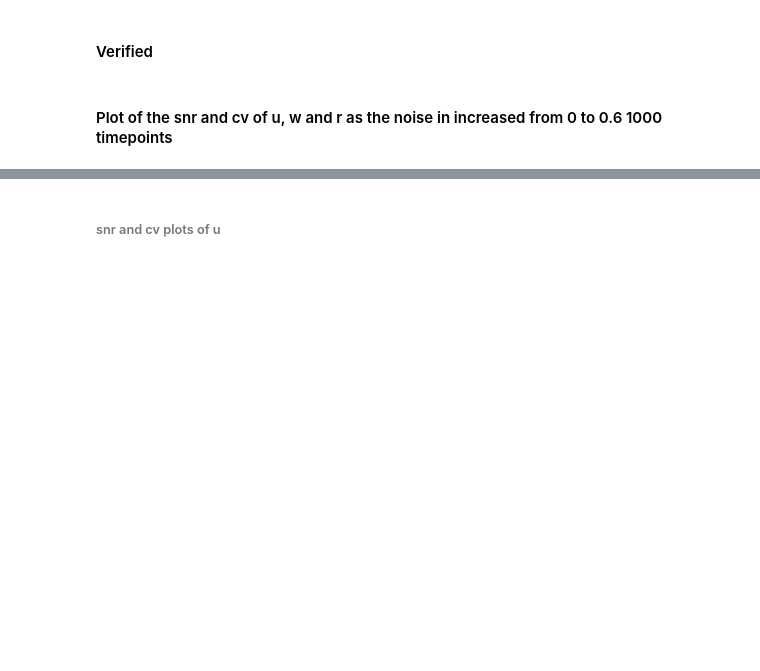
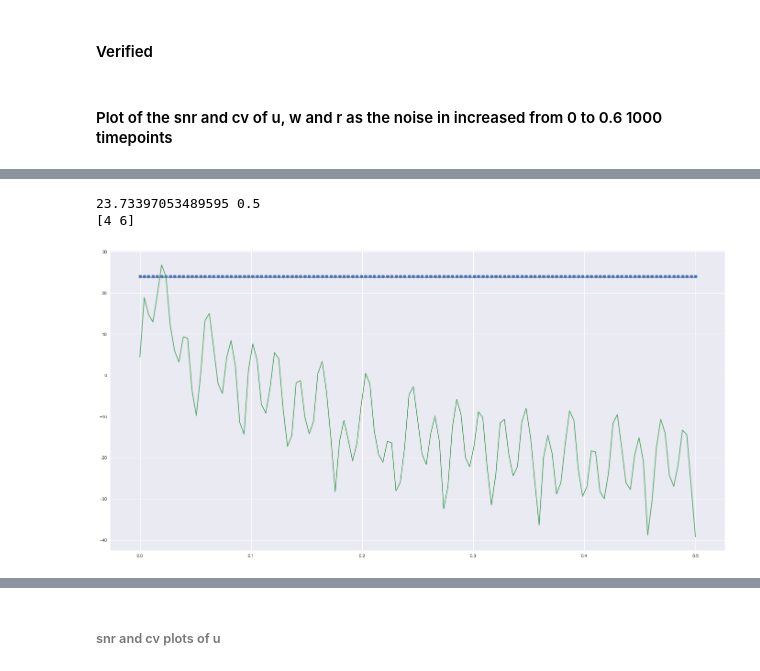
Before and after one commit to anorak94/zebrafish_embryogenesis_segmentation, a Jupyter notebook: zebra_fish_analysis.ipynb, the cells around one changed output, grey strips where cells are left out. Drawn from its saved outputs; the diff is of its cells as text; code cells hidden in the pictures; blank space fills up the shorter version.

```diff
--- a/zebra_fish_analysis.ipynb
+++ b/zebra_fish_analysis.ipynb
@@ -67,5 +68,5 @@ u, w, r, h, t, x = run_sim_(dic, coupling= False, noise = True,plot = True, plot
 # %%
-loc  = 45
+loc  = 30
 clip_signal = 250
 by = 3
 # %% [markdown]
@@ -121,0 +208,29 @@ pickle.dump([u_list, w_list, r_list], open("data_uncoupled_noisy.pkl", "wb"))
+# %%
+
+freq, psd = scipy.signal.welch(w_list[9][30])
+psd = 10*np.log10(psd)
+sig_max = np.amax(psd)
+y_line = sig_max - 3
+val = np.interp(y_line, psd, freq)
+print (y_line, val)
+plt.figure(figsize=(24, 12))
+plt.plot(freq,[y_line for i in range(len(freq))])
+#plt.plot(freq,[val for i in range(len(freq))])
+#plt.scatter(freq,[y_2_max for i in range(len(freq))])
+#plt.scatter(freq,[y_max for i in range(len(freq))])
+#plt.scatter([f_x for i in range(len(freq))], psd)
+#plt.scatter(freq,[psd[idx[0]] for i in range(len(freq))])
+
+
+
+plt.scatter(freq,[psd[idx[1]] for i in range(len(freq))])
+
+plt.plot(freq, psd)
+print (idx)
+#plt.scatter(freq, psd)
+#plt.scatter(freq, top)
+#plt.plot(freq, p_val)
+# %% [output]
+23.73397053489595 0.5
+[4 6]
+[figure, added]
```
Also changed, not shown: parts of 30 cells of this notebook, 33 other files.
